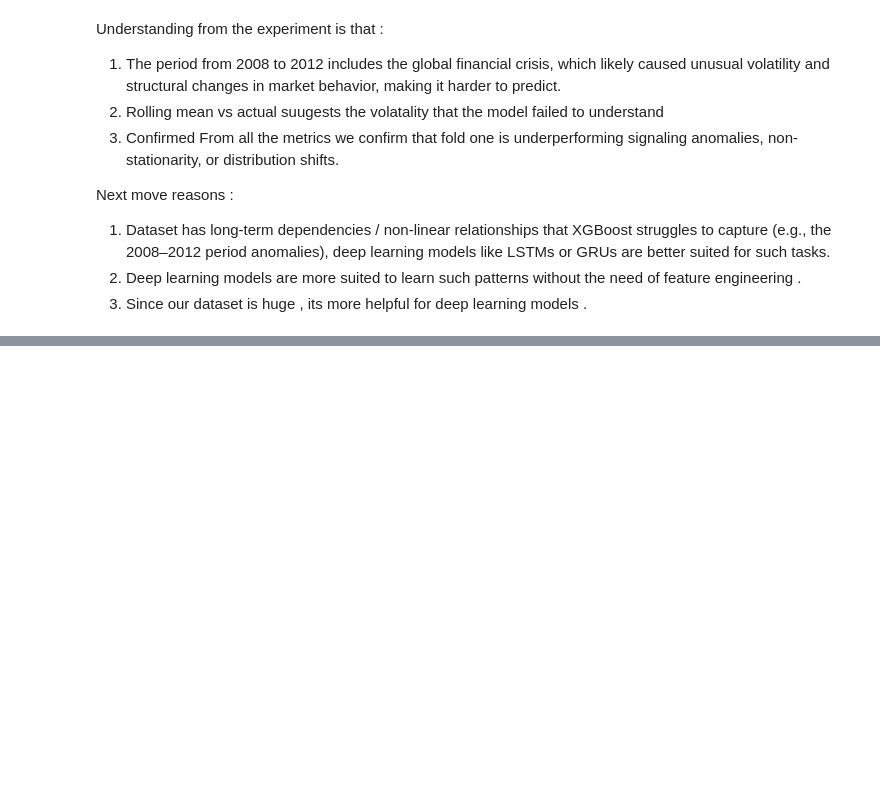
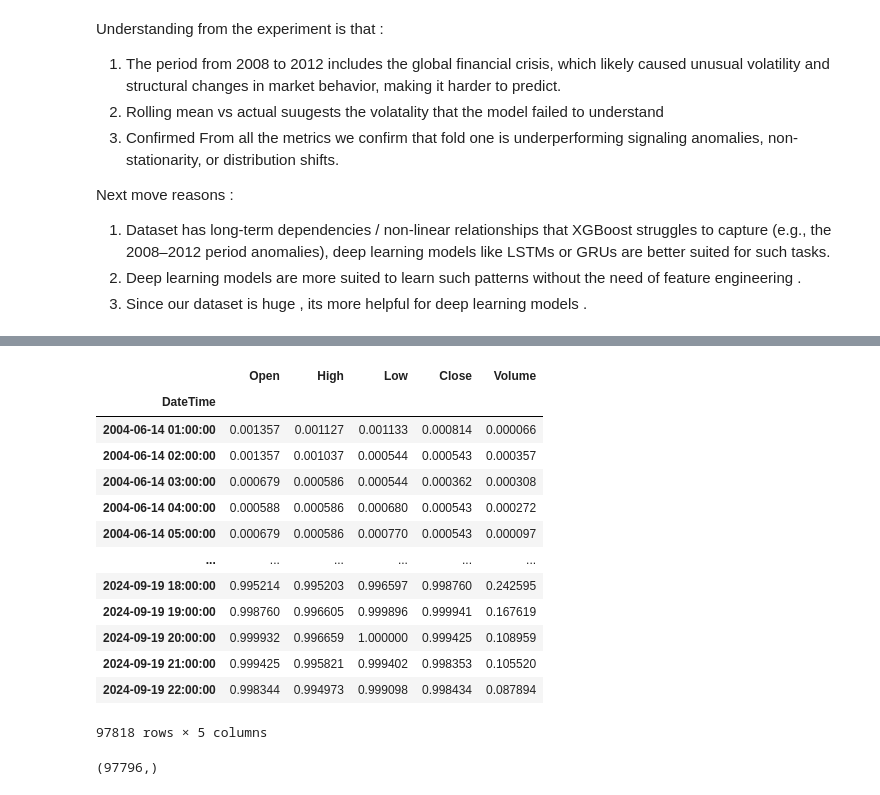
Before and after one commit to abhisheksuga/price-forecasting, a Jupyter notebook: src/forcasting.ipynb, the cells around one changed output, grey strips where cells are left out. Saved outputs shown, nothing was run; the diff lists cells and outputs as text; code cells hidden in the pictures; blank space fills up the shorter version.

```diff
--- a/src/forcasting.ipynb
+++ b/src/forcasting.ipynb
@@ -694,0 +706,17 @@ Next move reasons :
+# %%
+df_2[:-1]
+# %% [output]
+|  | Open | High | Low | Close | Volume |
+| DateTime |  |  |  |  |  |
+| 2004-06-14 01:00:00 | 0.001357 | 0.001127 | 0.001133 | 0.000814 | 0.000066 |
+| 2004-06-14 02:00:00 | 0.001357 | 0.001037 | 0.000544 | 0.000543 | 0.000357 |
+| 2004-06-14 03:00:00 | 0.000679 | 0.000586 | 0.000544 | 0.000362 | 0.000308 |
+| 2004-06-14 04:00:00 | 0.000588 | 0.000586 | 0.000680 | 0.000543 | 0.000272 |
+| 2004-06-14 05:00:00 | 0.000679 | 0.000586 | 0.000770 | 0.000543 | 0.000097 |
+| ... | ... | ... | ... | ... | ... |
+| 2024-09-19 18:00:00 | 0.995214 | 0.995203 | 0.996597 | 0.998760 | 0.242595 |
+| 2024-09-19 19:00:00 | 0.998760 | 0.996605 | 0.999896 | 0.999941 | 0.167619 |
+| 2024-09-19 20:00:00 | 0.999932 | 0.996659 | 1.000000 | 0.999425 | 0.108959 |
+| 2024-09-19 21:00:00 | 0.999425 | 0.995821 | 0.999402 | 0.998353 | 0.105520 |
+| 2024-09-19 22:00:00 | 0.998344 | 0.994973 | 0.999098 | 0.998434 | 0.087894 |
+97818 rows × 5 columns
@@ -694,0 +745,5 @@ Next move reasons :
+# %%
+# X.shape
+y.shape
+# %% [output]
+(97796,)
```
Also changed, not shown: parts of 11 cells of this notebook, 21 other files.
